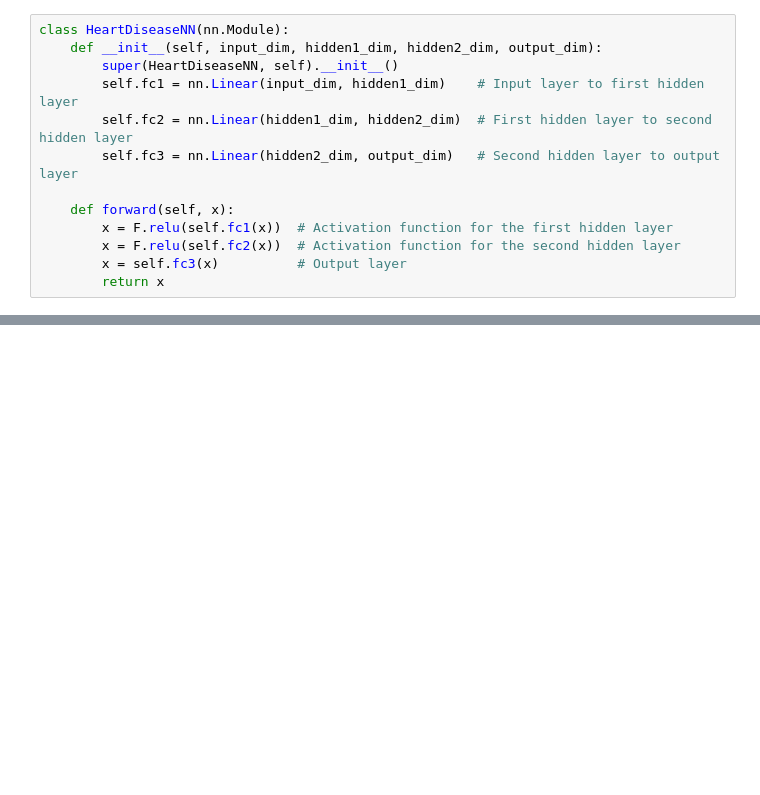
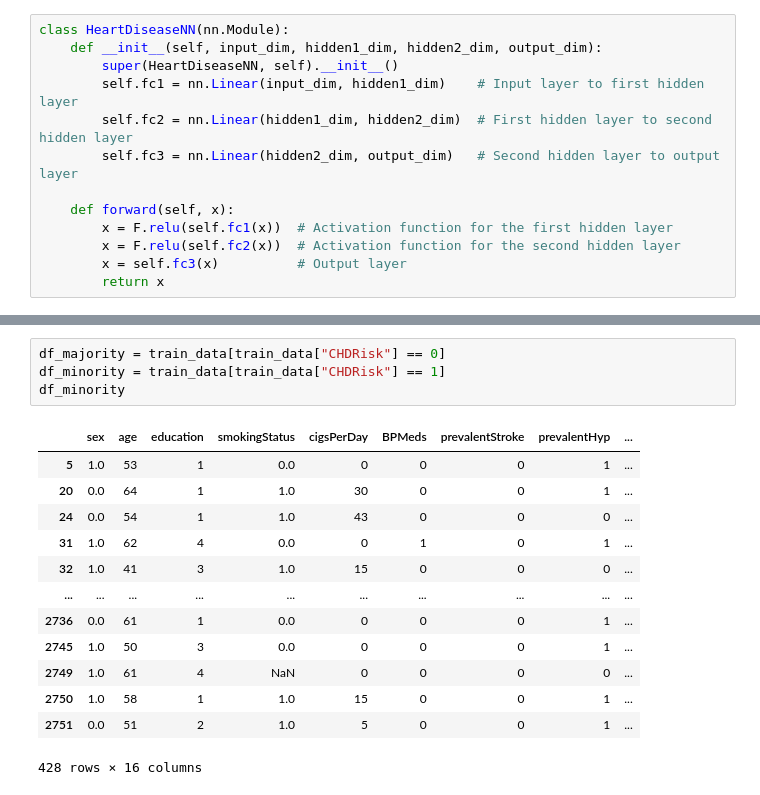
Before and after one commit to JusticeTomlinson/MLOPS-Demo-Project, a Jupyter notebook: research/model_training.ipynb, the cells around one changed output, grey strips where cells are left out. Cells and saved outputs as stored; diff of their text form; blank space fills up the shorter version.

```diff
--- a/research/model_training.ipynb
+++ b/research/model_training.ipynb
@@ -253,0 +282,18 @@ train_data
+# %%
+df_majority = train_data[train_data["CHDRisk"] == 0]
+df_minority = train_data[train_data["CHDRisk"] == 1]
+df_minority
+# %% [output]
+|  | sex | age | education | smokingStatus | cigsPerDay | BPMeds | prevalentStroke | prevalentHyp | ... |
+| 5 | 1.0 | 53 | 1 | 0.0 | 0 | 0 | 0 | 1 | ... |
+| 20 | 0.0 | 64 | 1 | 1.0 | 30 | 0 | 0 | 1 | ... |
+| 24 | 0.0 | 54 | 1 | 1.0 | 43 | 0 | 0 | 0 | ... |
+| 31 | 1.0 | 62 | 4 | 0.0 | 0 | 1 | 0 | 1 | ... |
+| 32 | 1.0 | 41 | 3 | 1.0 | 15 | 0 | 0 | 0 | ... |
+| ... | ... | ... | ... | ... | ... | ... | ... | ... | ... |
+| 2736 | 0.0 | 61 | 1 | 0.0 | 0 | 0 | 0 | 1 | ... |
+| 2745 | 1.0 | 50 | 3 | 0.0 | 0 | 0 | 0 | 1 | ... |
+| 2749 | 1.0 | 61 | 4 | NaN | 0 | 0 | 0 | 0 | ... |
+| 2750 | 1.0 | 58 | 1 | 1.0 | 15 | 0 | 0 | 1 | ... |
+| 2751 | 0.0 | 51 | 2 | 1.0 | 5 | 0 | 0 | 1 | ... |
+428 rows × 16 columns
```
Also changed, not shown: parts of 8 cells of this notebook, 9 other files.
